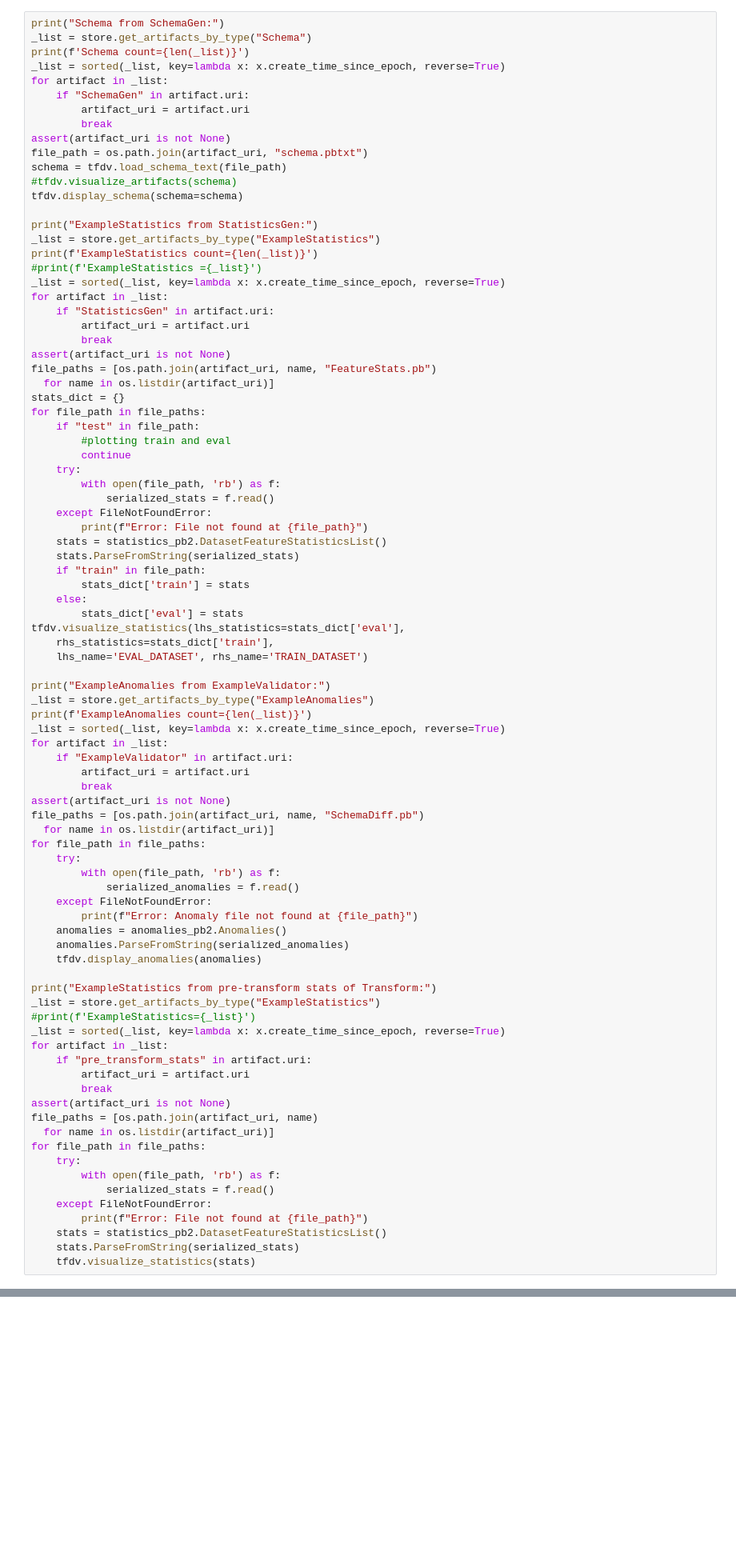
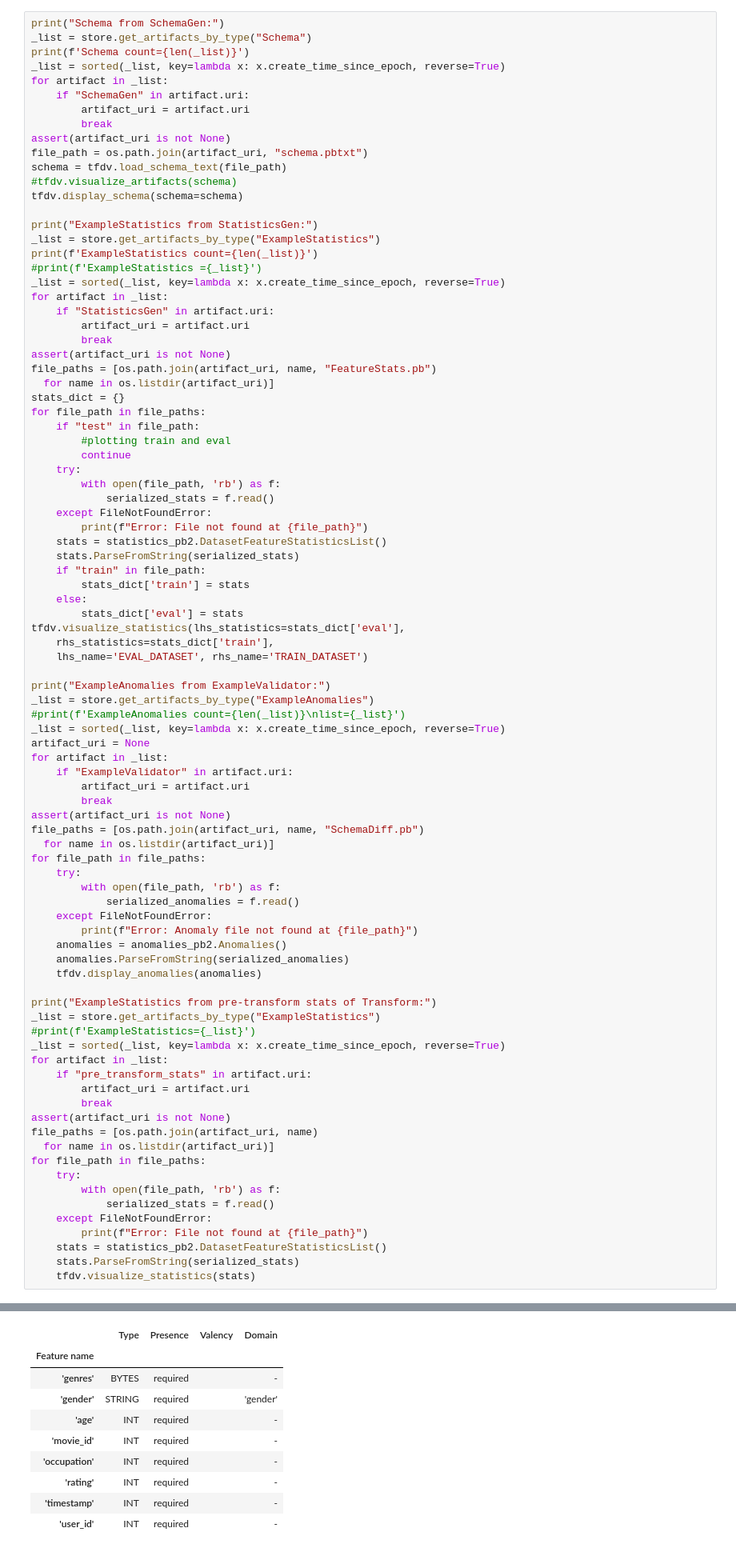
Before and after one commit to nking/recommender_systems, a Jupyter notebook: recommenders_with_tfx_pipeline_local.ipynb, the cells around one changed output, grey strips where cells are left out. Shown at 80% size. Drawn from its saved outputs; the diff is of its cells as text; blank space fills up the shorter version.

```diff
--- a/recommenders_with_tfx_pipeline_local.ipynb
+++ b/recommenders_with_tfx_pipeline_local.ipynb
@@ -321,8 +445,9 @@ tfdv.visualize_statistics(lhs_statistics=stats_dict['eval'],
 
 print("ExampleAnomalies from ExampleValidator:")
 _list = store.get_artifacts_by_type("ExampleAnomalies")
-print(f'ExampleAnomalies count={len(_list)}')
+#print(f'ExampleAnomalies count={len(_list)}\nlist={_list}')
 _list = sorted(_list, key=lambda x: x.create_time_since_epoch, reverse=True)
+artifact_uri = None
 for artifact in _list:
     if "ExampleValidator" in artifact.uri:
         artifact_uri = artifact.uri
@@ -360,3 +485,4 @@ for file_path in file_paths:
     stats = statistics_pb2.DatasetFeatureStatisticsList()
     stats.ParseFromString(serialized_stats)
     tfdv.visualize_statistics(stats)
+# %% [output]
@@ -362,0 +491,10 @@ for file_path in file_paths:
+|  | Type | Presence | Valency | Domain |
+| Feature name |  |  |  |  |
+| 'genres' | BYTES | required |  | - |
+| 'gender' | STRING | required |  | 'gender' |
+| 'age' | INT | required |  | - |
+| 'movie_id' | INT | required |  | - |
+| 'occupation' | INT | required |  | - |
+| 'rating' | INT | required |  | - |
+| 'timestamp' | INT | required |  | - |
+| 'user_id' | INT | required |  | - |
```
Also changed, not shown: parts of 11 cells of this notebook, 5 other files.
